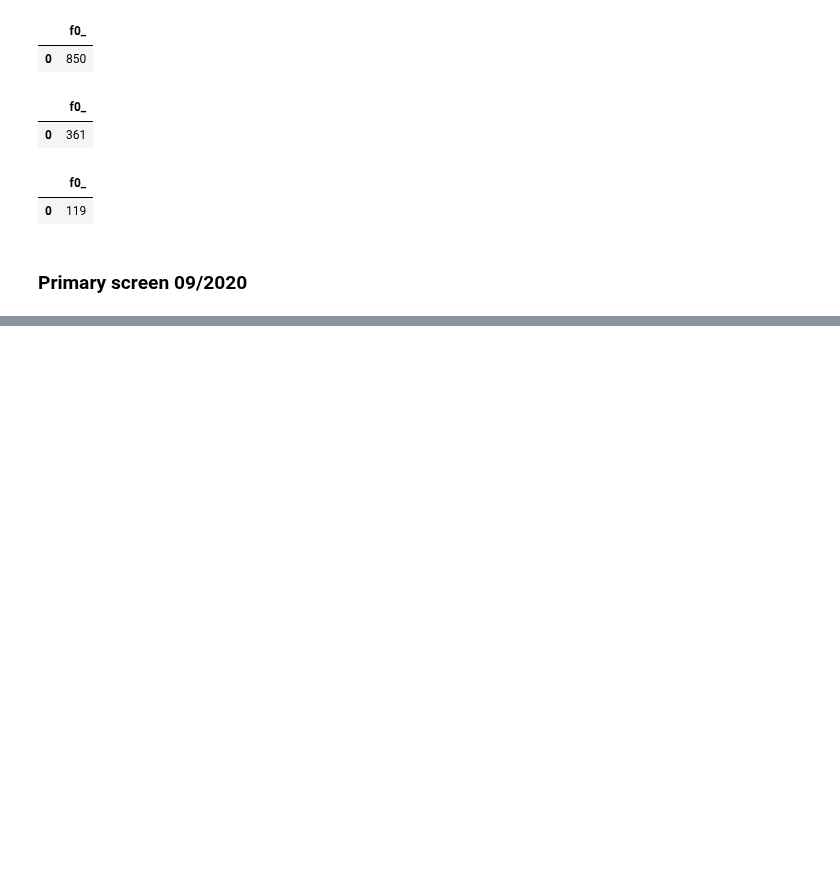
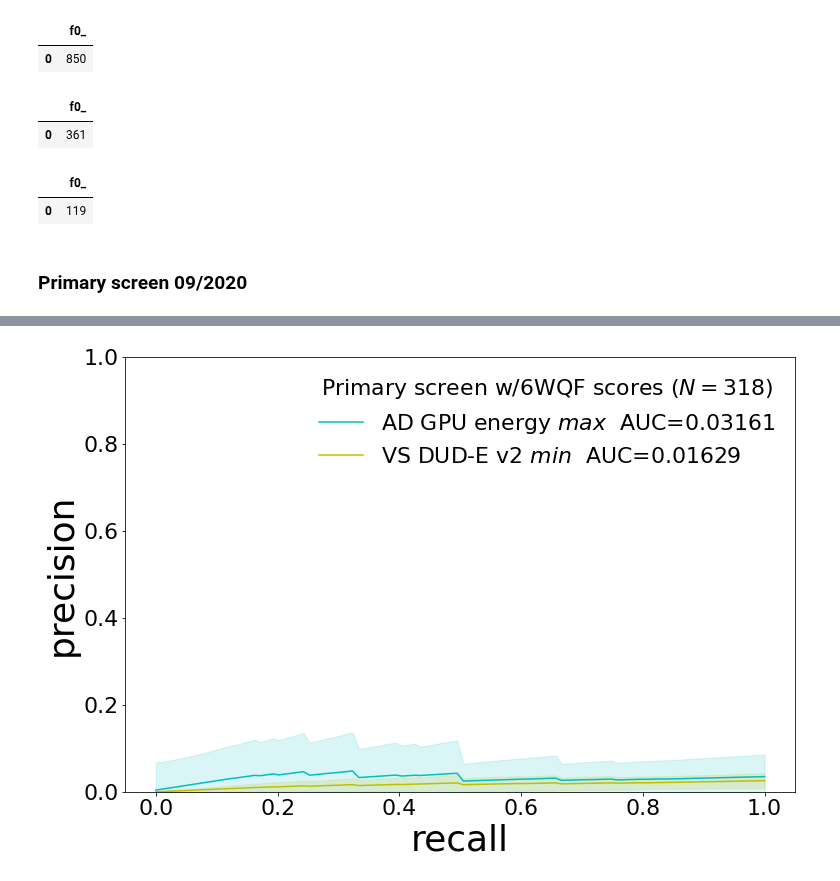
Before and after one commit to jglaser/gigadocking_notebooks, a Jupyter notebook: ML.ipynb, the cells around one changed output, grey strips where cells are left out. Saved outputs shown, nothing was run; the diff lists cells and outputs as text; code cells hidden in the pictures; blank space fills up the shorter version.

```diff
--- a/ML.ipynb
+++ b/ML.ipynb
@@ -1540,34 +1550,36 @@ for i in range(nbootstrap):
     r = [1,0]
   ps.append(np.interp(x,r[::-1],p[::-1]))
 ps = np.vstack(ps)
 pavg = np.mean(ps,axis=0)
 perr = np.std(ps,axis=0)
 auc = np.trapz(pavg[::-1],x)
-ax.plot(x,pavg,label='AD GPU energy $\\mathit{{max}}$  AUC={:.5f}'.format(auc),zorder=1,color='r')
-ax.fill_between(x, pavg - perr, pavg + perr, color='r', alpha=alpha_err)
+ax.plot(x,pavg,label='AD GPU energy $\\mathit{{max}}$  AUC={:.5f}'.format(auc),zorder=1,color='c')
+ax.fill_between(x, pavg - perr, pavg + perr, color='c', alpha=alpha_err)
 
 
 ps = []
 for i in range(nbootstrap):
   df_sample = df_primary_screen_vs_6WQF.sample(n=samplesize,replace=True)
   yr = df_sample.residual_activity < thresh
   if np.count_nonzero(yr):
     p, r, _ = precision_recall_curve(yr, df_sample.vs)
   else:
     p = [0,0]
     r = [1,0]
   ps.append(np.interp(x,r[::-1],p[::-1]))
 ps = np.vstack(ps)
 pavg = np.mean(ps,axis=0)
 perr = np.std(ps,axis=0)
 auc = np.trapz(pavg[::-1],x)
-ax.plot(x,pavg,label='VS DUD-E v2 $\\mathit{{min}}$  AUC={:.5f}'.format(auc),zorder=1,color='b')
-ax.fill_between(x, pavg - perr, pavg + perr, color='b', alpha=alpha_err)
+ax.plot(x,pavg,label='VS DUD-E v2 $\\mathit{{min}}$  AUC={:.5f}'.format(auc),zorder=1,color='y')
+ax.fill_between(x, pavg - perr, pavg + perr, color='y', alpha=alpha_err)
 
 ax.set_xlabel('recall',fontsize=36)
 ax.set_ylabel('precision',fontsize=36)
 ax.set_ylim(0,1)
 ax.tick_params(labelsize=22)
 l = ax.legend(frameon=False,fontsize=22,title='Primary screen w/6WQF scores ($N={}$)'.format(len(df_primary_screen_6WQF)))
 l.get_title().set_fontsize(22)
 fig.savefig('auc_primary_screen_6WQF.pdf')
+# %% [output]
+[figure, added]
```
Also changed, not shown: parts of 8 cells of this notebook.
